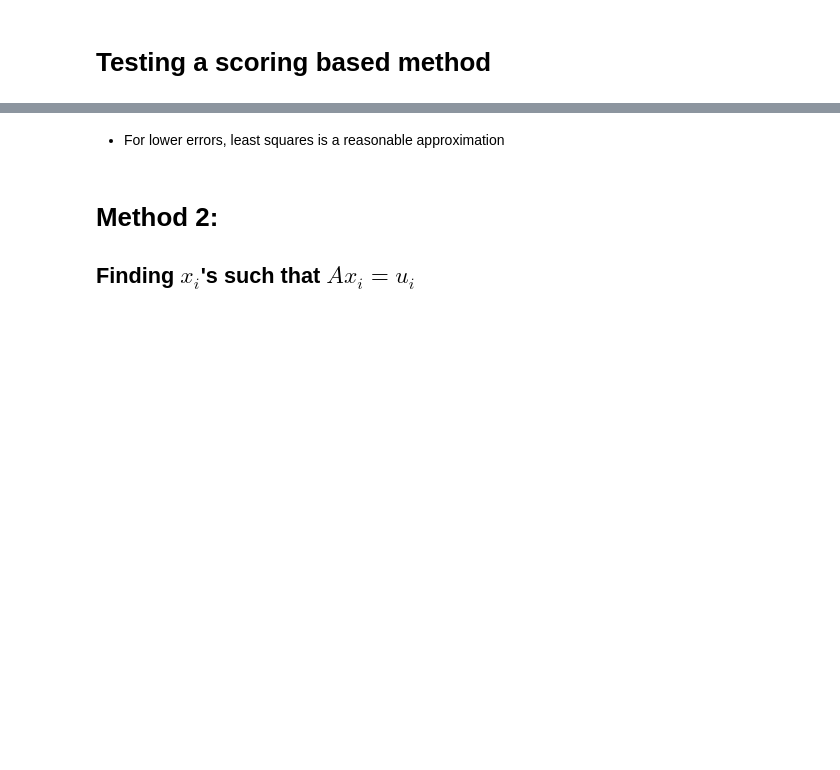
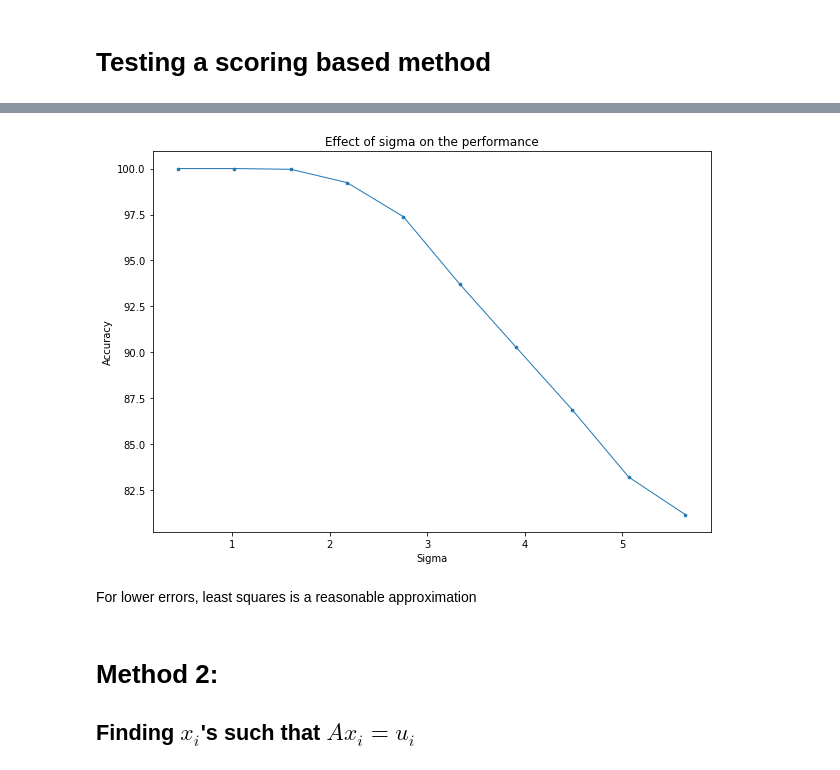
Before and after one commit to BhavyaKohli/Learning-With-Errors, a Jupyter notebook: code/exploration.ipynb, the cells around one changed output, grey strips where cells are left out. Drawn from its saved outputs; the diff is of its cells as text; code cells hidden in the pictures; blank space fills up the shorter version.

```diff
--- a/code/exploration.ipynb
+++ b/code/exploration.ipynb
@@ -154,5 +158,21 @@ plt.show()
+# %%
+res = []
+for sigma in sigmas:
+    runs = []
+    for r in tqdm(range(20)):
+        runs.append(run(num_iter=20,sigma_factor=sigma,plot=False,verbose=0)[1])
+    res.append([sigma,np.mean(runs)])
+res = np.array(res)
+# %%
+plt.figure(figsize=(10,7))
+plt.plot(res[:,0]*q,res[:,1],linewidth=1);plt.scatter(res[:,0]*q,res[:,1],s=7)
+plt.title("Effect of sigma on the performance")
+plt.xlabel("Sigma");plt.ylabel("Accuracy")
+plt.show()
+# %% [output]
+[figure, added]
 # %% [markdown]
-* For lower errors, least squares is a reasonable approximation
+For lower errors, least squares is a reasonable approximation
 # %% [markdown]
 <a class="anchor" id="methodaxu"></a>
 # Method 2:
```
Also changed, not shown: parts of 14 cells of this notebook.
